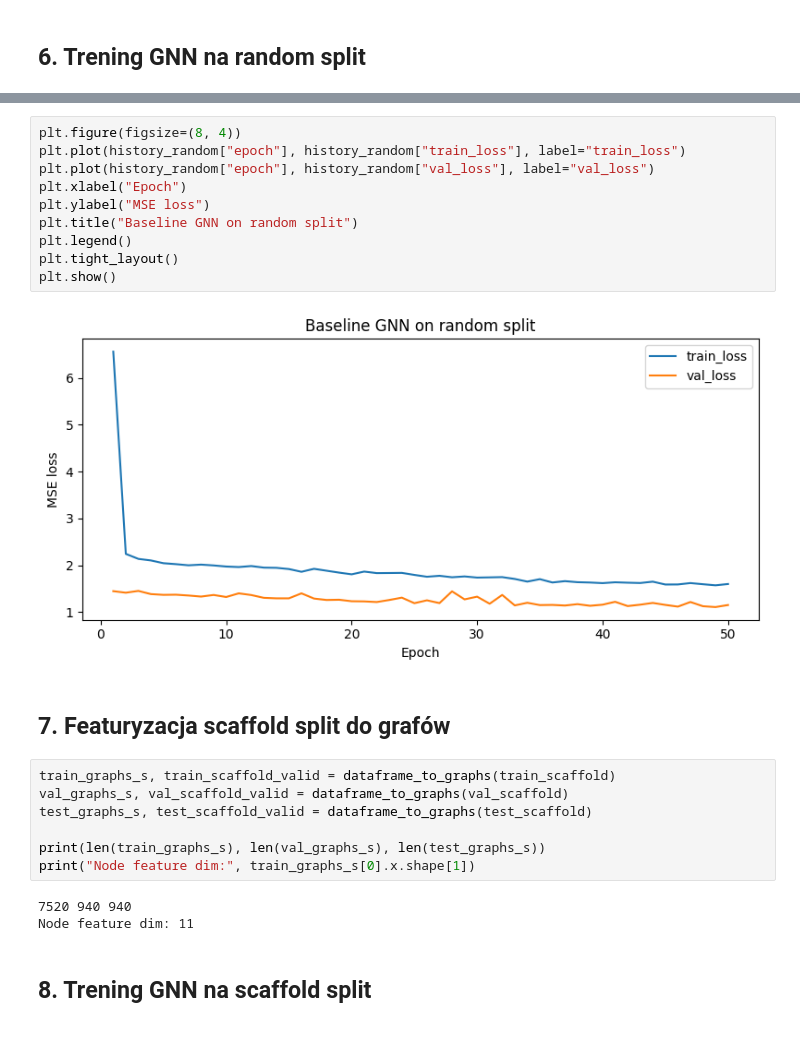
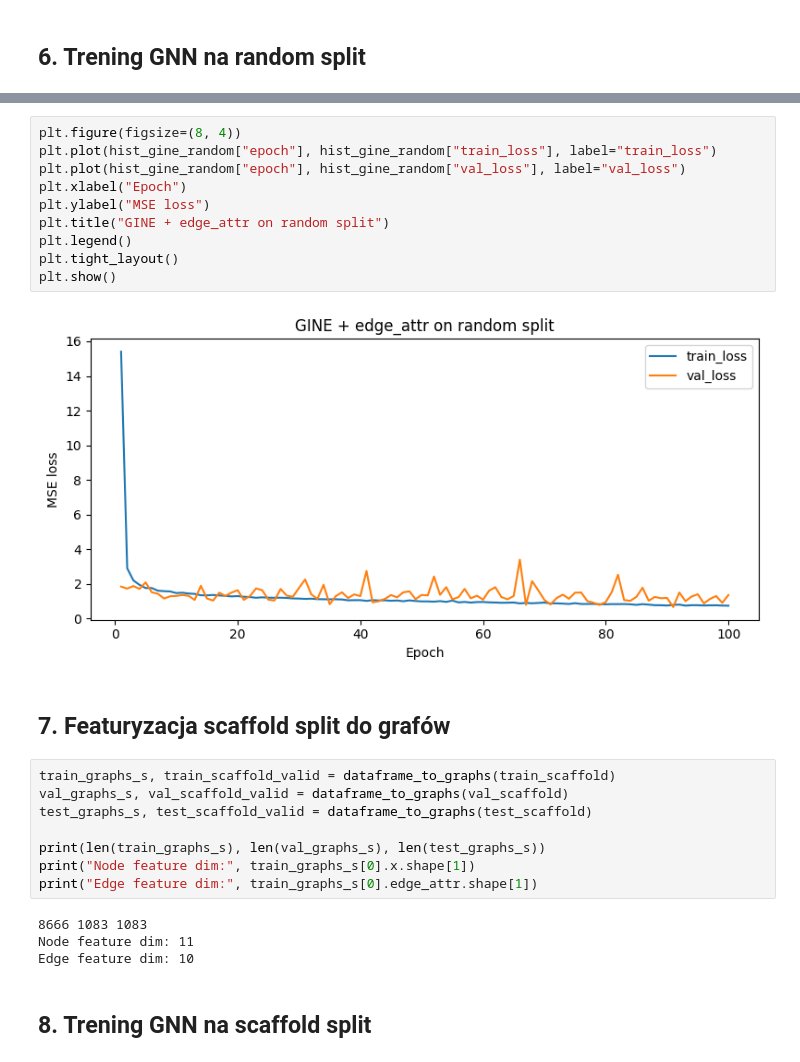
Before and after one commit to BStchw/ChEMBL-analysis, a Jupyter notebook: train_gnn.ipynb, the cells around one changed output, grey strips where cells are left out. Drawn from its saved outputs; the diff is of its cells as text.

```diff
--- a/train_gnn.ipynb
+++ b/train_gnn.ipynb
@@ -194,15 +278,15 @@ EpochResult(loss=1.1454167776919426, rmse=1.0702413827700243, mae=0.859105527400
 # %%
 plt.figure(figsize=(8, 4))
-plt.plot(history_random["epoch"], history_random["train_loss"], label="train_loss")
-plt.plot(history_random["epoch"], history_random["val_loss"], label="val_loss")
+plt.plot(hist_gine_random["epoch"], hist_gine_random["train_loss"], label="train_loss")
+plt.plot(hist_gine_random["epoch"], hist_gine_random["val_loss"], label="val_loss")
 plt.xlabel("Epoch")
 plt.ylabel("MSE loss")
-plt.title("Baseline GNN on random split")
+plt.title("GINE + edge_attr on random split")
 plt.legend()
 plt.tight_layout()
 plt.show()
 # %% [output]
-[figure, old version]
+[figure, new version]
 # %% [markdown]
 ## 7. Featuryzacja scaffold split do grafów
 # %%
@@ -212,8 +296,10 @@ test_graphs_s, test_scaffold_valid = dataframe_to_graphs(test_scaffold)
 
 print(len(train_graphs_s), len(val_graphs_s), len(test_graphs_s))
 print("Node feature dim:", train_graphs_s[0].x.shape[1])
+print("Edge feature dim:", train_graphs_s[0].edge_attr.shape[1])
 # %% [output]
-7520 940 940
+8666 1083 1083
 Node feature dim: 11
+Edge feature dim: 10
 # %% [markdown]
 ## 8. Trening GNN na scaffold split
```
Also changed, not shown: parts of 17 cells of this notebook, 29 other files.
